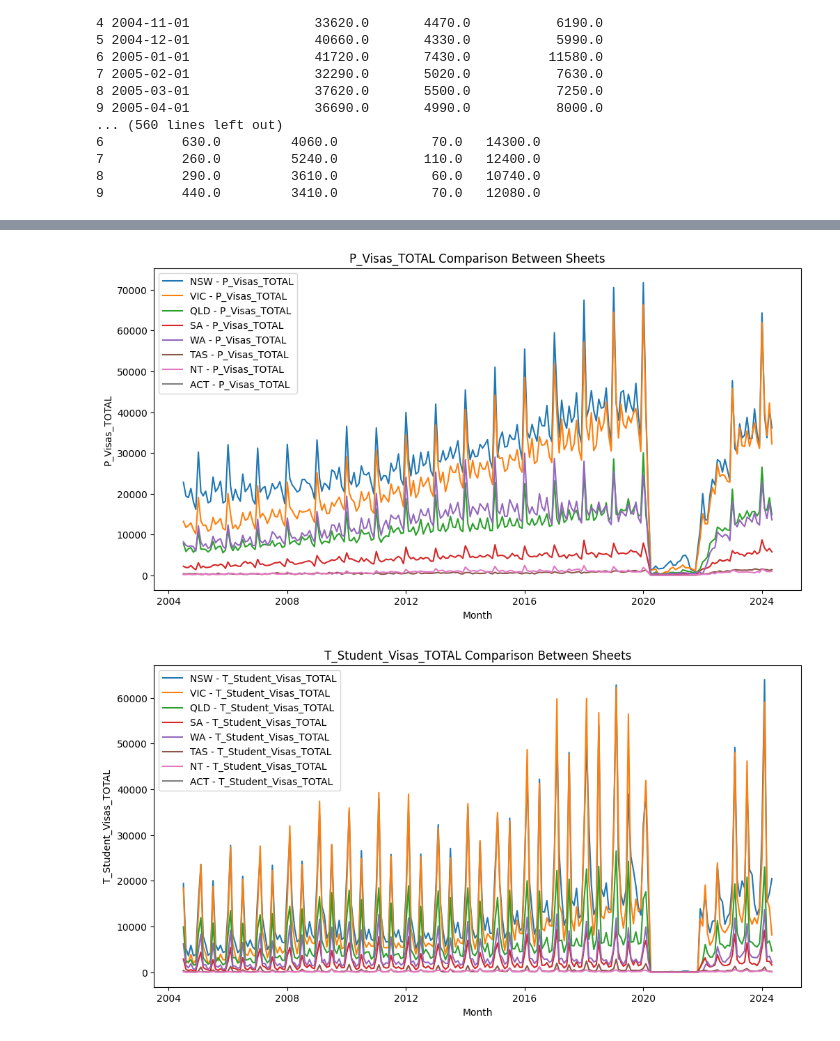
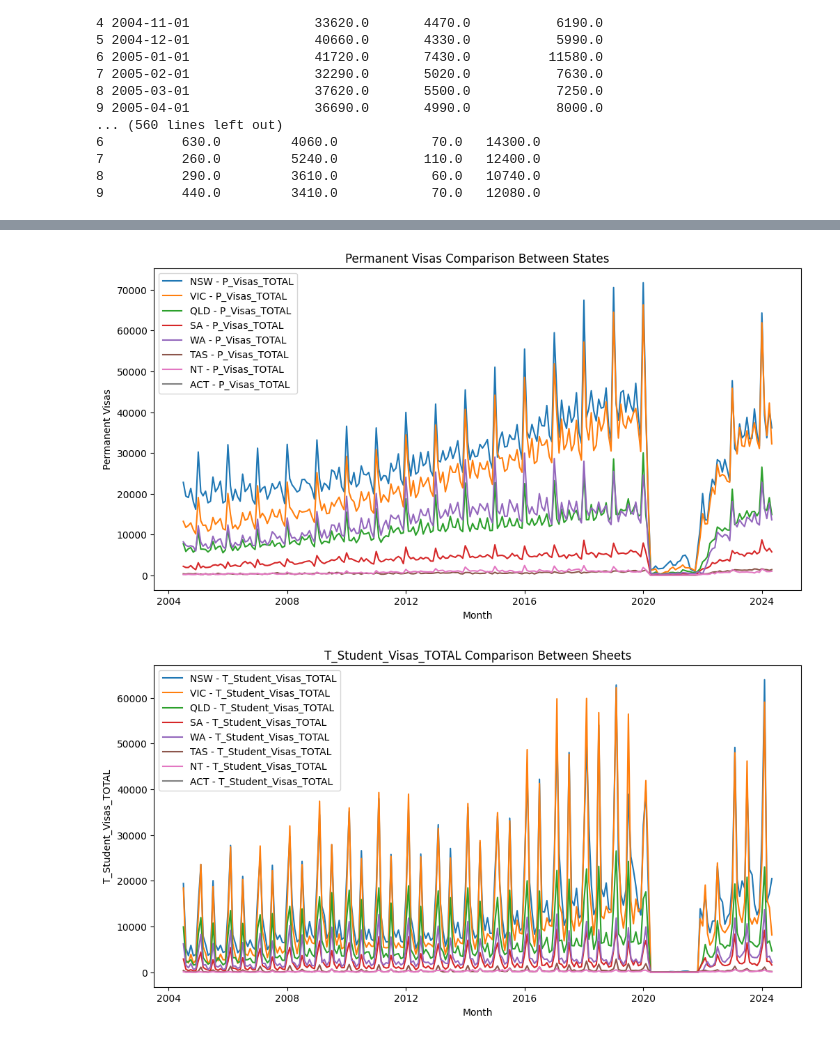
Before and after one commit to amelia-hov/travel_dataproject, a Jupyter notebook: data_introduction/Travel_Data_Project.ipynb, the cells around one changed output, grey strips where cells are left out. Saved outputs shown, nothing was run; the diff lists cells and outputs as text; code cells hidden in the pictures.

```diff
--- a/data_introduction/Travel_Data_Project.ipynb
+++ b/data_introduction/Travel_Data_Project.ipynb
@@ -80,24 +211,24 @@ NSW data:
 # %%
 plt.figure(figsize=(12, 6))
 
 for sheet, ARR_DF in dataframes.items():
 
     if 'Month' in ARR_DF.columns and 'P_Visas_TOTAL' in ARR_DF.columns:
         ARR_DF['Month'] = pd.to_datetime(ARR_DF['Month'], errors='coerce')
         ARR_DF['P_Visas_TOTAL'] = pd.to_numeric(ARR_DF['P_Visas_TOTAL'], errors='coerce')
 
         if sheet != 'Overall':
             plt.plot(ARR_DF['Month'], ARR_DF['P_Visas_TOTAL'], label=f'{sheet} - P_Visas_TOTAL')
     else:
         print(f"Sheet {sheet} is missing 'Month' or 'P_Visas_TOTAL'")
 
 plt.xlabel('Month')
-plt.ylabel('P_Visas_TOTAL')
-plt.title('P_Visas_TOTAL Comparison Between Sheets')
+plt.ylabel('Permanent Visas')
+plt.title('Permanent Visas Comparison Between States')
 plt.legend()
 plt.show()
 # %% [output]
-[figure, old version]
+[figure, new version]
 # %%
 plt.figure(figsize=(12, 6))
 
```
Also changed, not shown: parts of 24 cells of this notebook.
